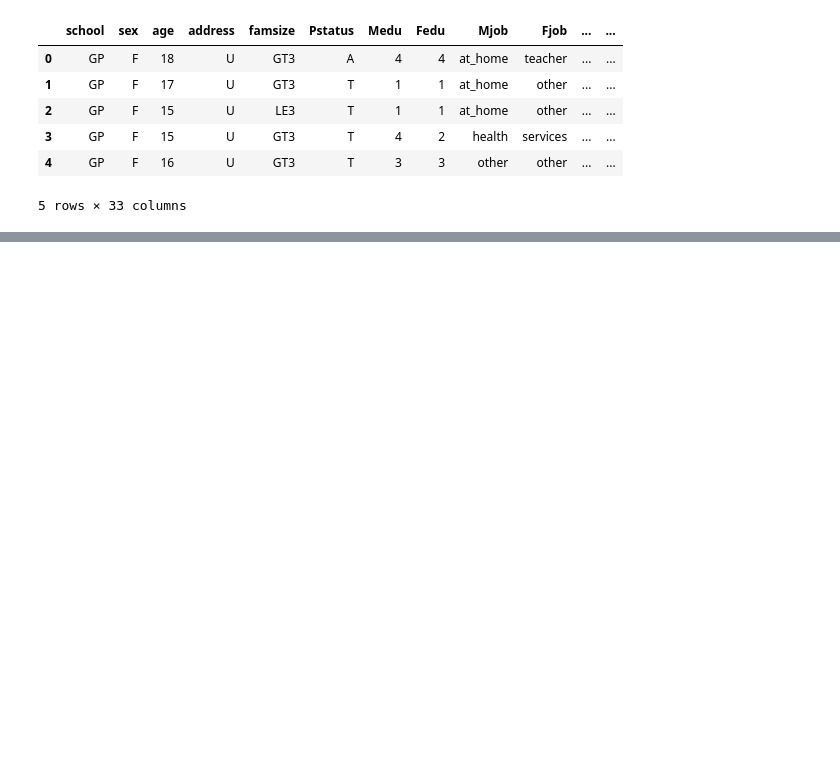
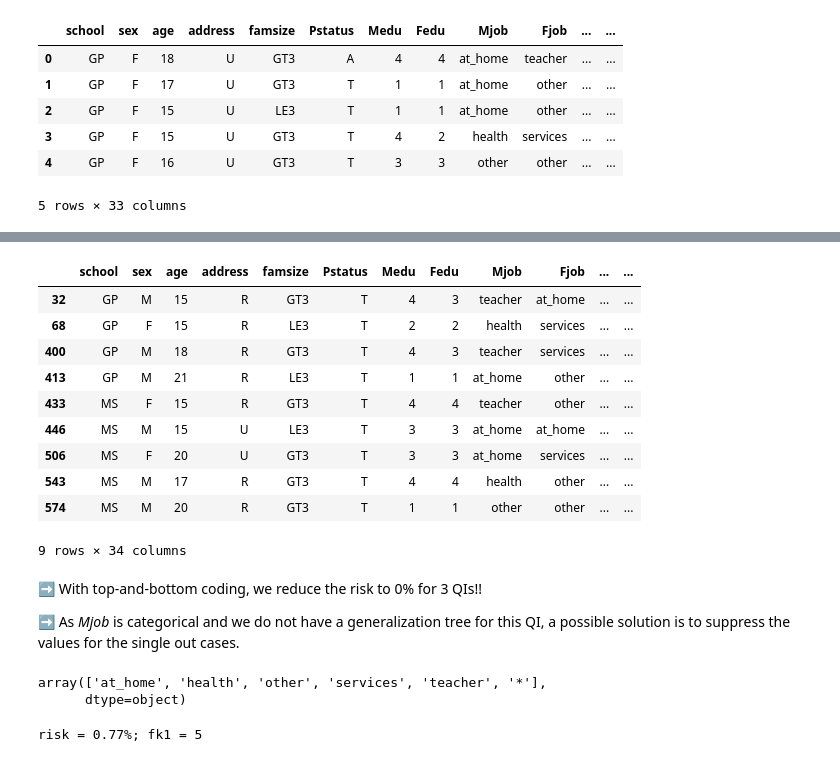
Before and after one commit to tmcarvalho/hands-on-data-deidentification, a Jupyter notebook: S4-Privacy-preserving techniques.ipynb, the cells around one changed output, grey strips where cells are left out. Drawn from its saved outputs; the diff is of its cells as text; code cells hidden in the pictures; blank space fills up the shorter version.

```diff
--- a/S4-Privacy-preserving techniques.ipynb
+++ b/S4-Privacy-preserving techniques.ipynb
@@ -54,0 +187,19 @@ at the end, show barplots with the utility
+# %%
+# Analyze the single cases for all QIs
+data_transf.loc[(data_transf.groupby(['age2', 'sex', 'address', 'Mjob']).transform('size')==1)]
+# %% [output]
+|  | school | sex | age | address | famsize | Pstatus | Medu | Fedu | Mjob | Fjob | ... | ... |
+| 32 | GP | M | 15 | R | GT3 | T | 4 | 3 | teacher | at_home | ... | ... |
+| 68 | GP | F | 15 | R | LE3 | T | 2 | 2 | health | services | ... | ... |
+| 400 | GP | M | 18 | R | GT3 | T | 4 | 3 | teacher | services | ... | ... |
+| 413 | GP | M | 21 | R | LE3 | T | 1 | 1 | at_home | other | ... | ... |
+| 433 | MS | F | 15 | R | GT3 | T | 4 | 4 | teacher | other | ... | ... |
+| 446 | MS | M | 15 | U | LE3 | T | 3 | 3 | at_home | at_home | ... | ... |
+| 506 | MS | F | 20 | U | GT3 | T | 3 | 3 | at_home | services | ... | ... |
+| 543 | MS | M | 17 | R | GT3 | T | 4 | 4 | health | other | ... | ... |
+| 574 | MS | M | 20 | R | GT3 | T | 1 | 1 | other | other | ... | ... |
+9 rows × 34 columns
+# %% [markdown]
+➡️ With top-and-bottom coding, we reduce the risk to 0% for 3 QIs!!
+
+➡️ As *Mjob* is categorical and we do not have a generalization tree for this QI, a possible solution is to suppress the values for the single out cases.
@@ -54,0 +210,9 @@ at the end, show barplots with the utility
+# %%
+data_transf['Mjob_sup'].unique()
+# %% [output]
+array(['at_home', 'health', 'other', 'services', 'teacher', '*'],
+      dtype=object)
+# %%
+identity_risk(['age2', 'sex', 'address', 'Mjob_sup'], data_transf)
+# %% [output]
+risk = 0.77%; fk1 = 5
```
Also changed, not shown: parts of 40 cells of this notebook, 1 other file.
